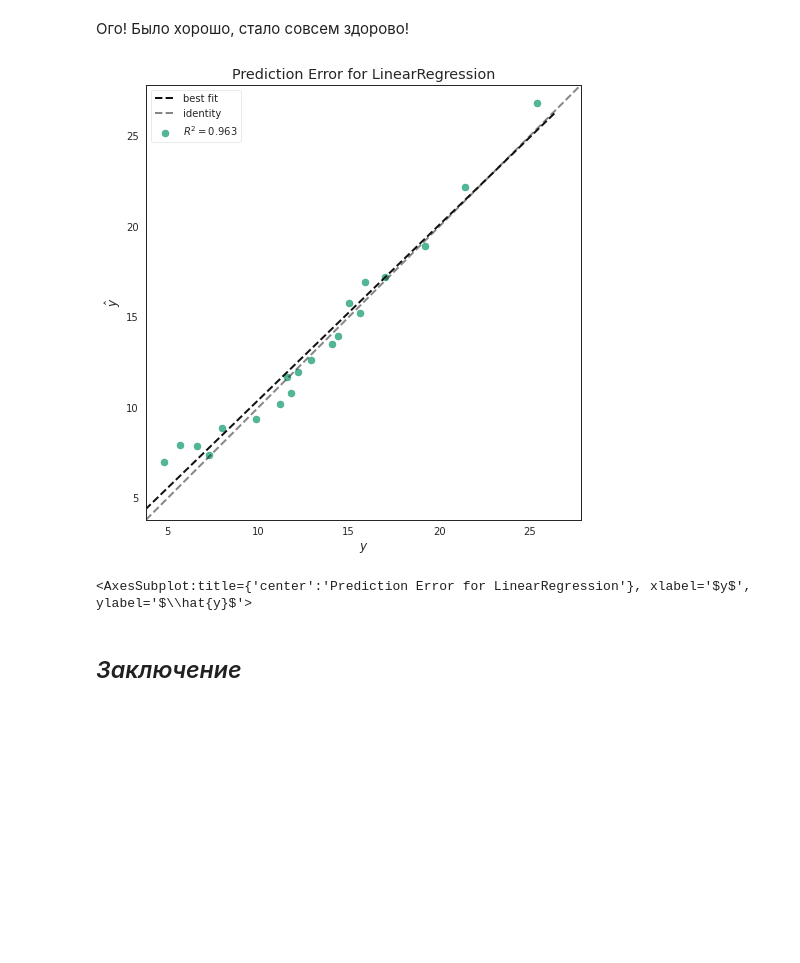
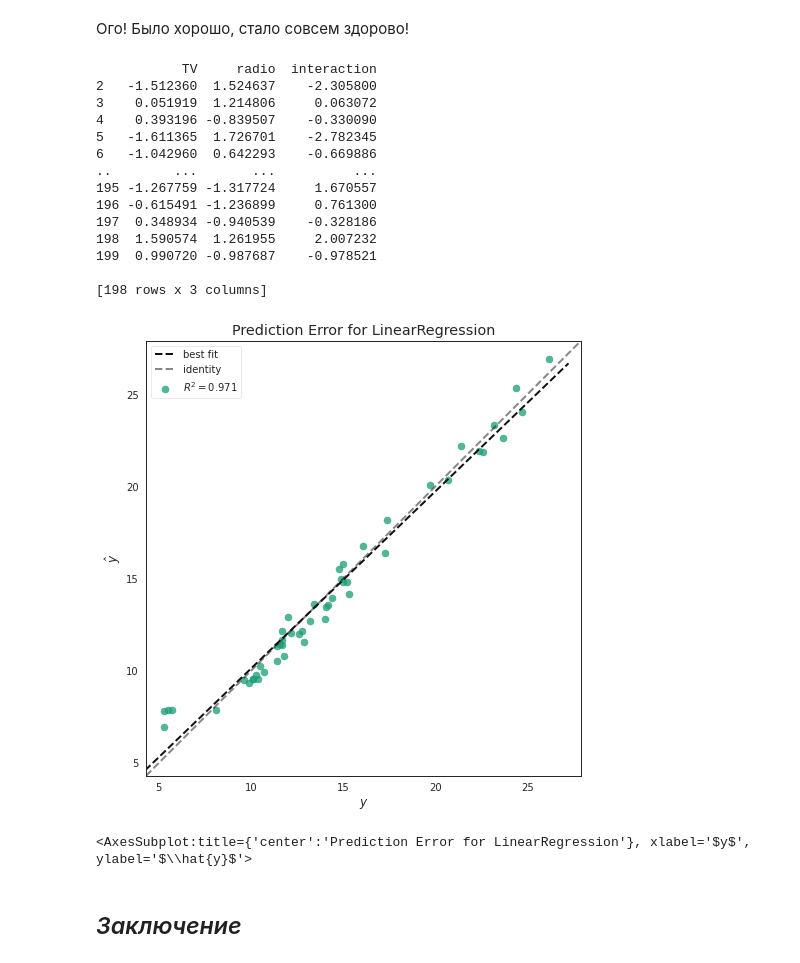
Before and after one commit to jast4ik/Hillel_ML_HW, a Jupyter notebook: Homework05/HW05.ipynb, the cells around one changed output. Saved outputs shown, nothing was run; the diff lists cells and outputs as text; code cells hidden in the pictures; blank space fills up the shorter version.

```diff
--- a/Homework05/HW05.ipynb
+++ b/Homework05/HW05.ipynb
@@ -465,6 +465,11 @@ elastic
 # %% [markdown]
 Интересно, точность подросла.
 # %%
+X = dataset[['TV', 'radio']]
+y = dataset.sales
+
+X_train, X_test, y_train, y_test = train_test_split(X, y, test_size=0.25)
+
 visualizer = PredictionError(best_linear)
 
 visualizer.fit(X_train, y_train)
@@ -543,14 +548,33 @@ elastic
 # %% [markdown]
 Ого! Было хорошо, стало совсем здорово!
 # %%
+X = dataset[['TV', 'radio', 'interaction']]
+y = dataset.sales
+
+X_train, X_test, y_train, y_test = train_test_split(X, y, test_size=0.25)
+
 visualizer = PredictionError(best_linear)
 
 visualizer.fit(X_train, y_train)
 visualizer.score(X_test, y_test)
 visualizer.poof()
 # %% [output]
+           TV     radio  interaction
+2   -1.512360  1.524637    -2.305800
+3    0.051919  1.214806     0.063072
+4    0.393196 -0.839507    -0.330090
+5   -1.611365  1.726701    -2.782345
+6   -1.042960  0.642293    -0.669886
+..        ...       ...          ...
+195 -1.267759 -1.317724     1.670557
+196 -0.615491 -1.236899     0.761300
+197  0.348934 -0.940539    -0.328186
+198  1.590574  1.261955     2.007232
+199  0.990720 -0.987687    -0.978521
+
+[198 rows x 3 columns]
-[figure, old version]
+[figure, new version]
-<AxesSubplot:title={'center':'Prediction Error for LinearRegression'}, xlabel='$y$', ylabel='$\\hat{y}$'>
+<AxesSubplot:title={'center':'Prediction Error for LinearRegression'}, xlabel='$y$', ylabel='$\\hat{y}$'>
 # %% [markdown]
 ## *Заключение*
 # %% [markdown]
```
Also changed, not shown: parts of 10 cells of this notebook.
